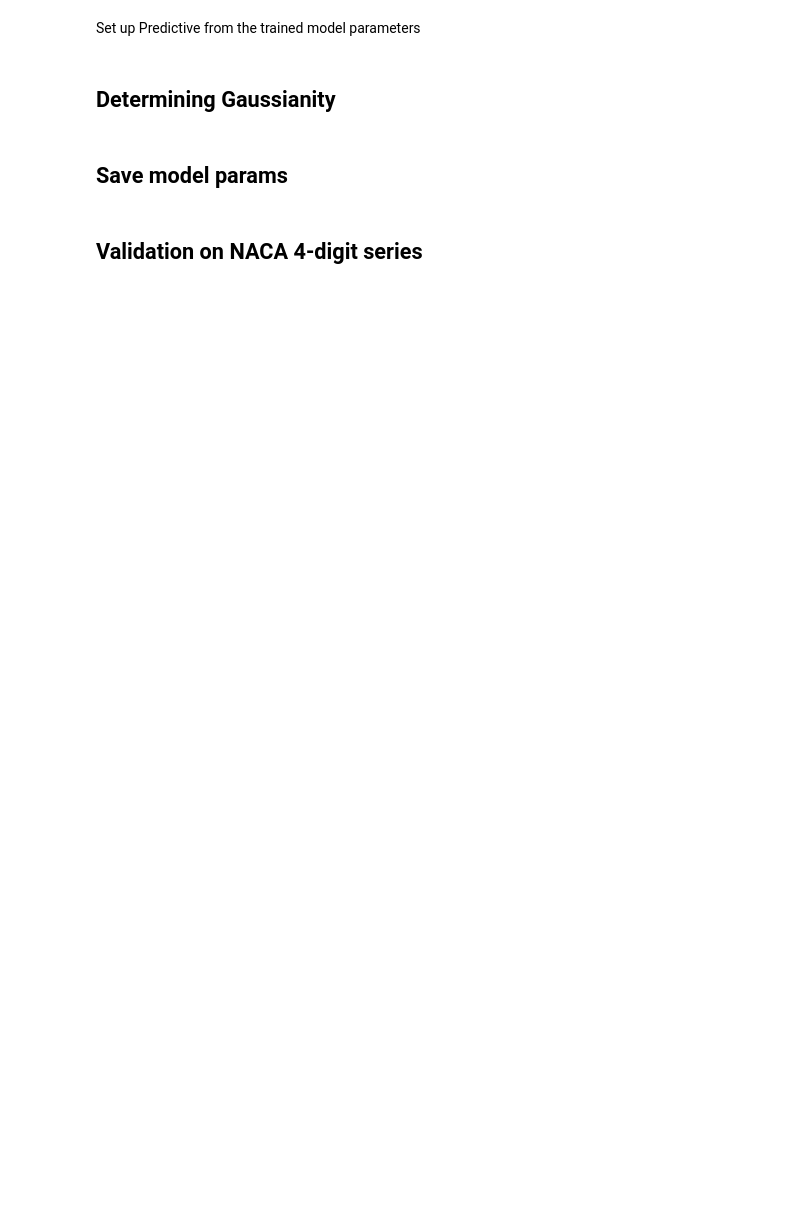
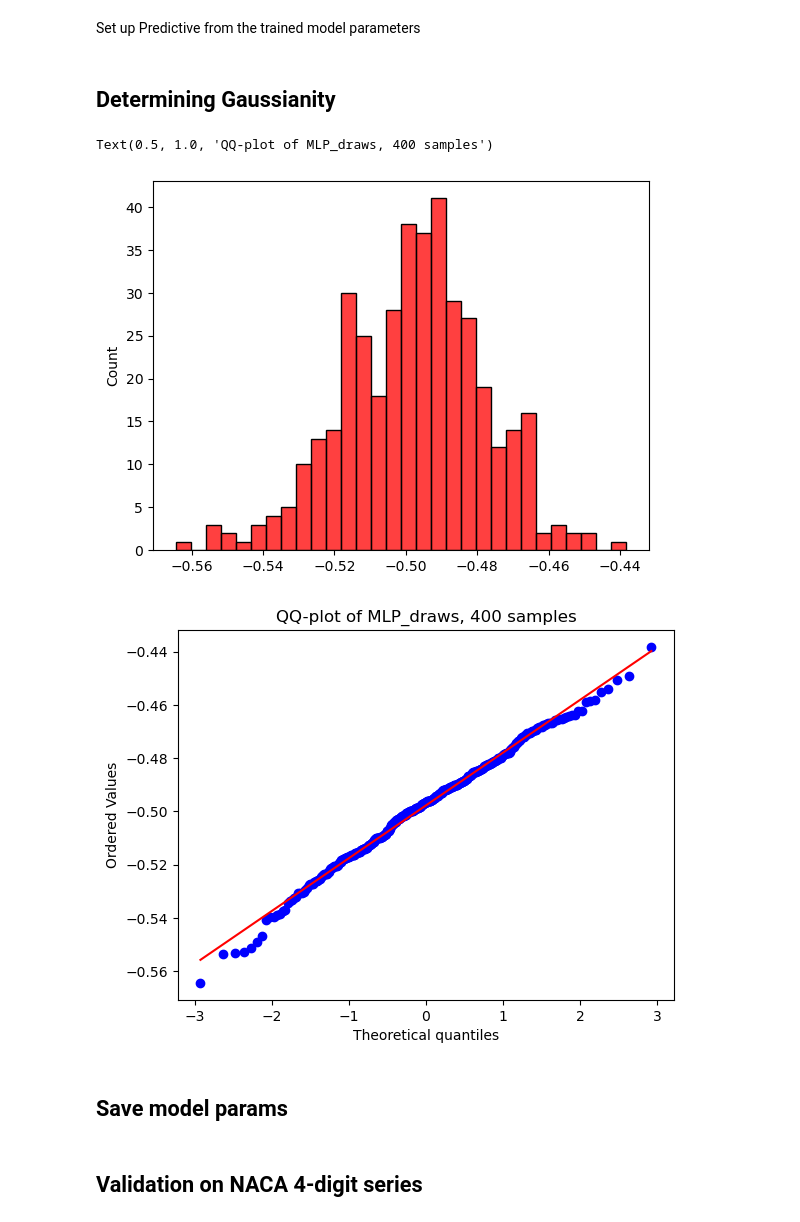
Before and after one commit to hwlee924/Large-Airfoil-Model, a Jupyter notebook: BNN_af_pdist_gen/BNN_XFOIL.ipynb, the cells around one changed output. Drawn from its saved outputs; the diff is of its cells as text; code cells hidden in the pictures; blank space fills up the shorter version.

```diff
--- a/BNN_af_pdist_gen/BNN_XFOIL.ipynb
+++ b/BNN_af_pdist_gen/BNN_XFOIL.ipynb
@@ -236,23 +229,27 @@ rng_key, rng_subkey = random.split(key=rng_key)
 # %%
 # Samples from the posterior predictive
 numDraws = 400
 params = svi_result.params
 prediction_sampler = Predictive(
     model=model_bnn, guide=guide, params=params, num_samples= numDraws
 )
 MLP_draws = np.squeeze(prediction_sampler(rng_key, xTrain[81:82,:])['Y'])
 MLP_draws = MLP_draws[:,10]
 
 import seaborn as sns
 import scipy
 import pylab as py
 
 f = plt.figure()
-sns.histplot(MLP_draws.flatten(),color='r', label='True distribution',bins=40)
+sns.histplot(MLP_draws.flatten(),color='r', label='True distribution',bins=30)
 
 plt.figure()
 scipy.stats.probplot(MLP_draws, dist='norm', plot=py)
 plt.title('QQ-plot of MLP_draws, 400 samples')
+# %% [output]
+Text(0.5, 1.0, 'QQ-plot of MLP_draws, 400 samples')
+[figure, added]
+[figure, added]
 # %% [markdown]
 ## Save model params
 # %%
```
Also changed, not shown: parts of 12 cells of this notebook.
